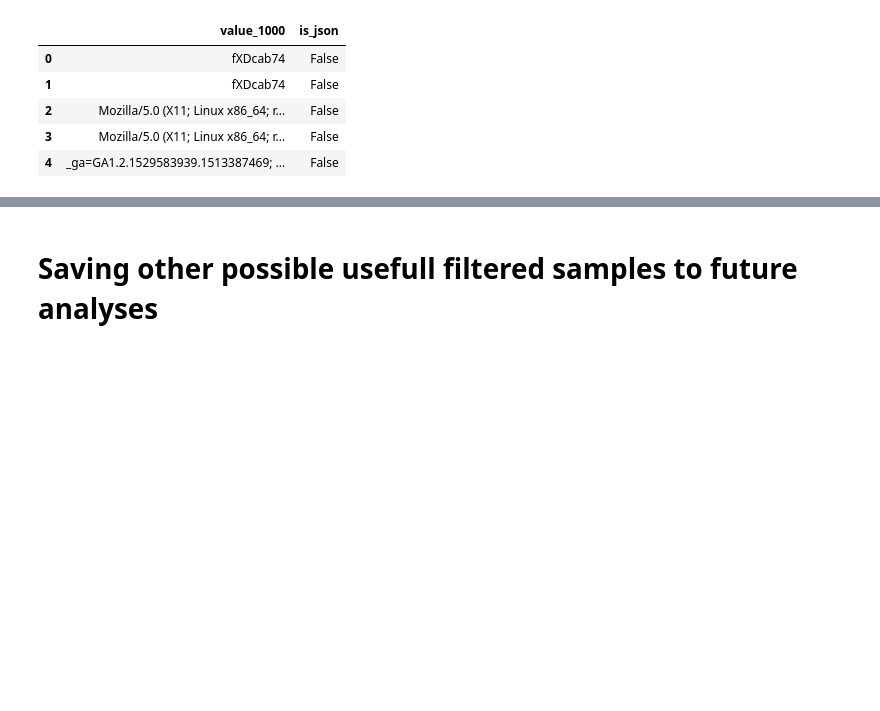
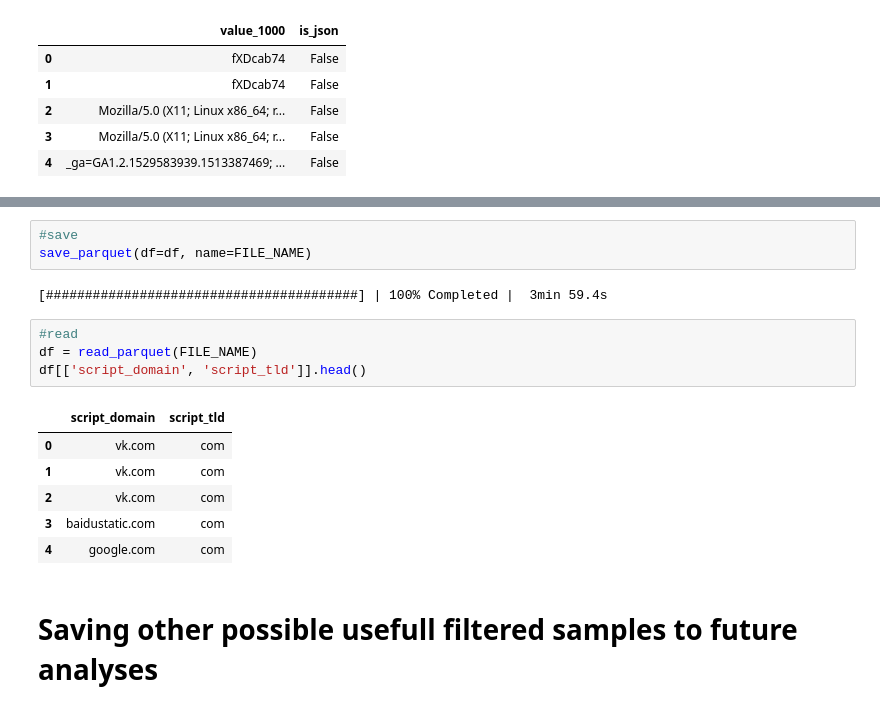
Before and after one commit to mozilla/Overscripted-Data-Analysis-Challenge, a Jupyter notebook: analyses/2019_03_aliamcami_value_analyses/isJson_dataPrep.ipynb, the cells around one changed output, grey strips where cells are left out. Cells and saved outputs as stored; diff of their text form; blank space fills up the shorter version.

```diff
--- a/analyses/2019_03_aliamcami_value_analyses/isJson_dataPrep.ipynb
+++ b/analyses/2019_03_aliamcami_value_analyses/isJson_dataPrep.ipynb
@@ -187,3 +249,19 @@ df[['value_1000', 'value_md5']].head()
+# %%
+#save
+save_parquet(df=df, name=FILE_NAME)
+# %% [output]
+[########################################] | 100% Completed |  3min 59.4s
+# %%
+#read
+df = read_parquet(FILE_NAME)
+df[['script_domain', 'script_tld']].head()
+# %% [output]
+|  | script_domain | script_tld |
+| 0 | vk.com | com |
+| 1 | vk.com | com |
+| 2 | vk.com | com |
+| 3 | baidustatic.com | com |
+| 4 | google.com | com |
 # %% [markdown]
 # Saving other possible usefull filtered samples to future analyses
 # %% [markdown]
```
Also changed, not shown: parts of 37 cells of this notebook.
